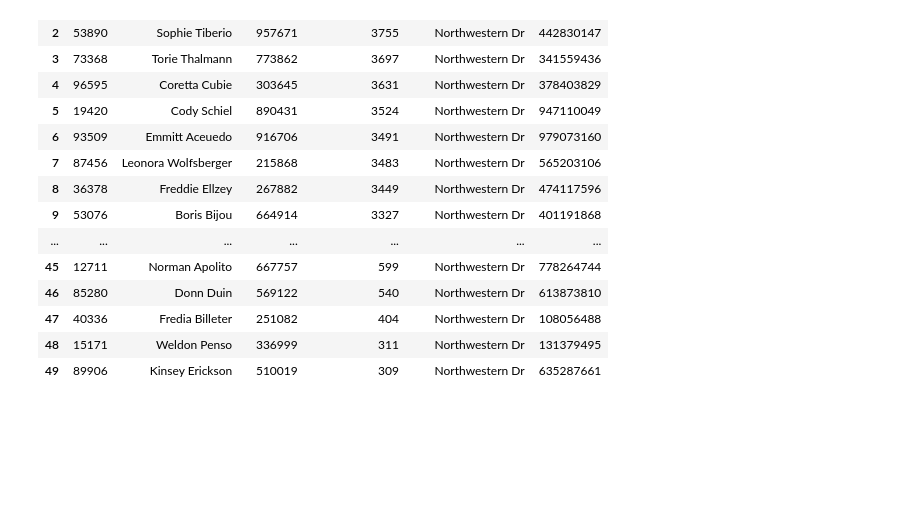
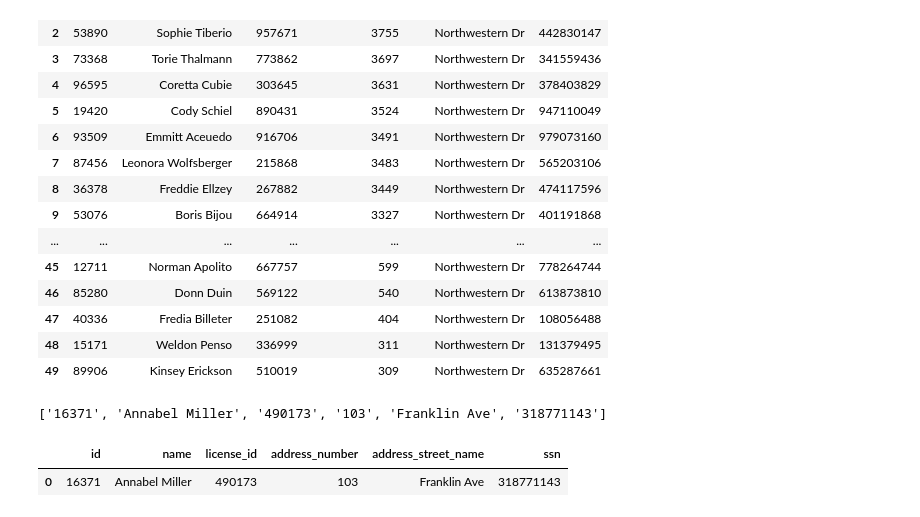
Before and after one commit to alvarosmms/team_challenge_enterprise, a Jupyter notebook: Sprint_6/GameNotebook.ipynb, the cells around one changed output. Saved outputs shown, nothing was run; the diff lists cells and outputs as text; code cells hidden in the pictures; blank space fills up the shorter version.

```diff
--- a/Sprint_6/GameNotebook.ipynb
+++ b/Sprint_6/GameNotebook.ipynb
@@ -162,3 +196,16 @@ sql_query(query)
 | 47 | 40336 | Fredia Billeter | 251082 | 404 | Northwestern Dr | 108056488 |
 | 48 | 15171 | Weldon Penso | 336999 | 311 | Northwestern Dr | 131379495 |
 | 49 | 89906 | Kinsey Erickson | 510019 | 309 | Northwestern Dr | 635287661 |
+# %%
+#de igual manera identifico el segundo testigo, de nombre Annabel y que vive en "Franklin Ave"
+query='''
+SELECT *
+FROM person
+WHERE name LIKE '%Annabel%'
+AND address_street_name = "Franklin Ave";
+'''
+sql_query(query)
+# %% [output]
+['16371', 'Annabel Miller', '490173', '103', 'Franklin Ave', '318771143']
+|  | id | name | license_id | address_number | address_street_name | ssn |
+| 0 | 16371 | Annabel Miller | 490173 | 103 | Franklin Ave | 318771143 |
```
Also changed, not shown: parts of 12 cells of this notebook.
